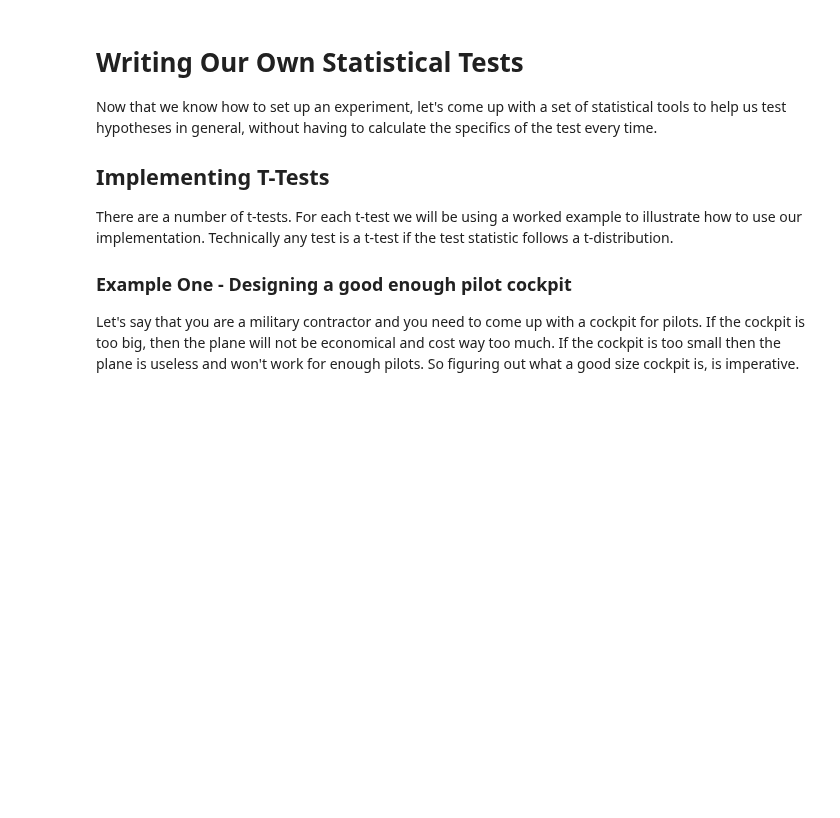
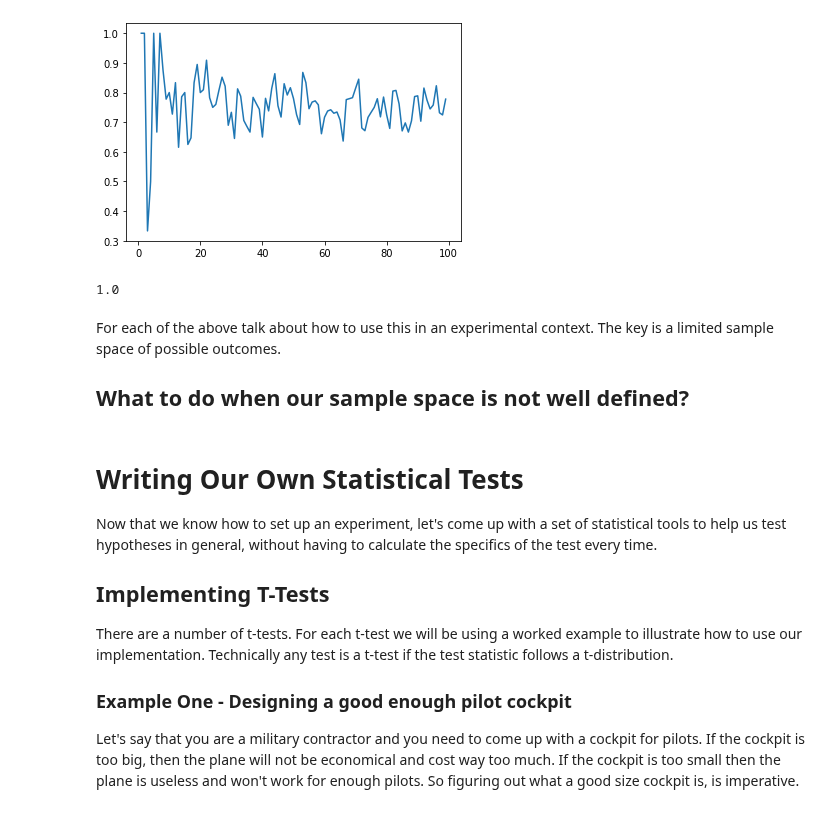
Before and after one commit to EricSchles/datascience_book, a Jupyter notebook: Statistical tests, from scratch.ipynb, the cells around one changed output. Drawn from its saved outputs; the diff is of its cells as text; code cells hidden in the pictures; blank space fills up the shorter version.

```diff
--- a/Statistical tests, from scratch.ipynb
+++ b/Statistical tests, from scratch.ipynb
@@ -53,3 +142,49 @@ For each of the above talk about how to use this in an experimental context.  Th
+# %%
+from scipy import stats
+import matplotlib.pyplot as plt
+
+def trial():
+    probability = 0.5
+    money = 1
+    winnings_over_time = []
+    consecutive_wins = 0
+    num_iter = 0
+    while money > 0:
+        num_iter += 1
+        outcome = stats.bernoulli.rvs(probability, size=1)[0]
+        if outcome == 1:
+            money += 2**consecutive_wins
+            consecutive_wins += 1
+        else:
+            money -= 1
+            consecutive_wins = 0
+        winnings_over_time.append(money)
+        if num_iter > 10000:
+            break
+    return winnings_over_time[-1] == 0
+
+probability_win_something = []
+for number_of_trials in range(1, 100):
+    lose_all_money = 0
+    win_something = 0
+    for _ in range(number_of_trials):
+        if trial():
+            win_something += 1
+        else:
+            lose_all_money += 1
+    probability_win_something.append(
+        win_something/(win_something+lose_all_money)
+    )
+plt.plot(list(range(1, 100)), probability_win_something)
+plt.show()
+print(max(probability_win_something))
+# %% [output]
+[figure, added]
+1.0
+# %% [markdown]
+For each of the above talk about how to use this in an experimental context.  The key is a limited sample space of possible outcomes.
+
+## What to do when our sample space is not well defined?
 # %% [markdown]
 # Writing Our Own Statistical Tests
 
```
Also changed, not shown: parts of 5 cells of this notebook.
